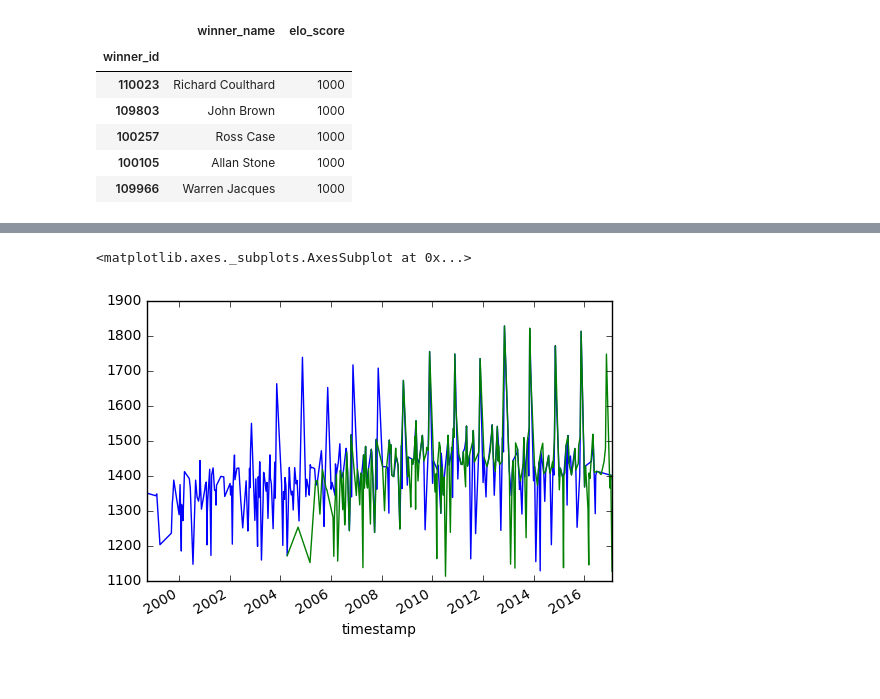
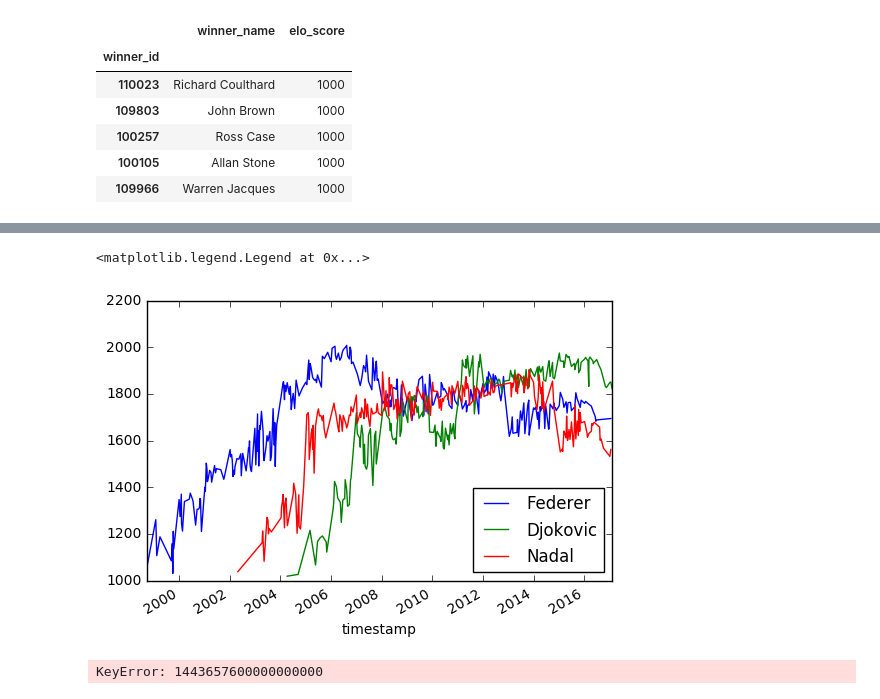
Before and after one commit to sinpe13/ATP-dataset, a Jupyter notebook: ATP dataset.ipynb, the cells around one changed output, grey strips where cells are left out. Cells and saved outputs as stored; diff of their text form; code cells hidden in the pictures.

Commit message:
fixing merge issues

```diff
--- a/ATP dataset.ipynb
+++ b/ATP dataset.ipynb
@@ -189,5 +194,3 @@ def elo_calc(row):
     return pd.Series({'elo_winner': elo_winner, 'elo_loser':elo_loser})
 # %%
 elo_scores = elo_df.apply(lambda x: elo_calc(x), axis = 1)
-# %%
-elo_df = pd.merge(elo_df, elo_scores, left_index = True, right_index = True)
@@ -203,0 +197,3 @@ elo_df.tail()
+# %%
+elo_df['elo_loser'] = elo_scores.iloc[:,0]
+elo_df['elo_winner'] = elo_scores.iloc[:,1]
@@ -204,15 +211,11 @@ elo_df.tail()
 # %%
 roger_federer = elo_df[elo_df['winner_name'] == 'Roger Federer']['elo_winner']
 novak_djokovic = elo_df[elo_df['winner_name'] == 'Novak Djokovic']['elo_winner']
+rafael_nadal = elo_df[elo_df['winner_name'] == 'Rafael Nadal']['elo_winner']
 # %%
 %matplotlib inline
 import matplotlib.pyplot as plt
 # %%
 roger_federer = roger_federer.groupby(level=0).mean()
 novak_djokovic = novak_djokovic.groupby(level=0).mean()
+rafael_nadal = rafael_nadal.groupby(level=0).mean()
-# %%
-roger_federer.plot()
-novak_djokovic.plot()
-# %% [output]
-<matplotlib.axes._subplots.AxesSubplot at 0x...>
-[figure, removed]
@@ -218,0 +226,12 @@ novak_djokovic.plot()
+# %%
+roger_federer.plot(label= 'Federer')
+novak_djokovic.plot(label= 'Djokovic')
+rafael_nadal.plot(label= 'Nadal')
+plt.legend(loc='best')
+# %% [output]
+<matplotlib.legend.Legend at 0x...>
+[figure, added]
+# %%
+elo_df[datetime(2015,10,1):datetime(2015,12,31)]
+# %% [output]
+KeyError: 1443657600000000000
```
Also changed, not shown: parts of 8 cells of this notebook.
